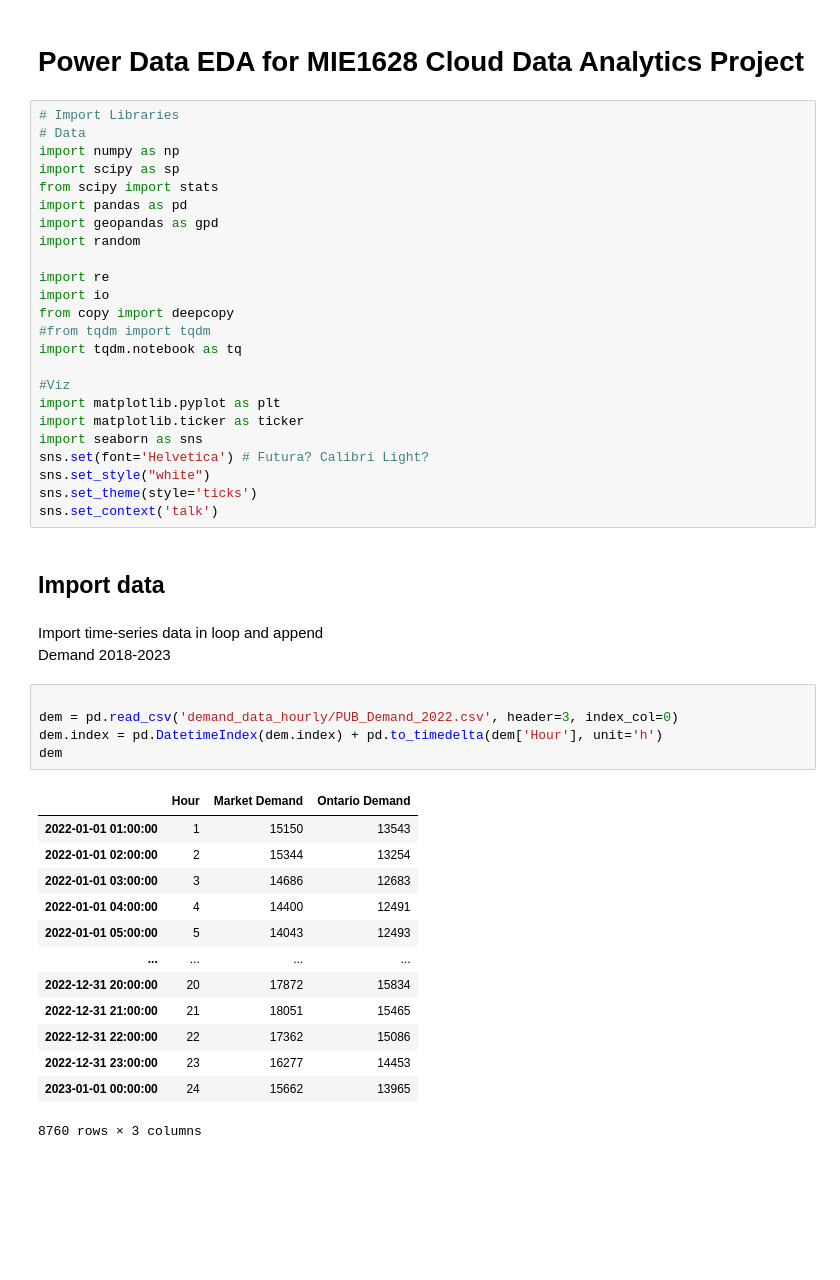
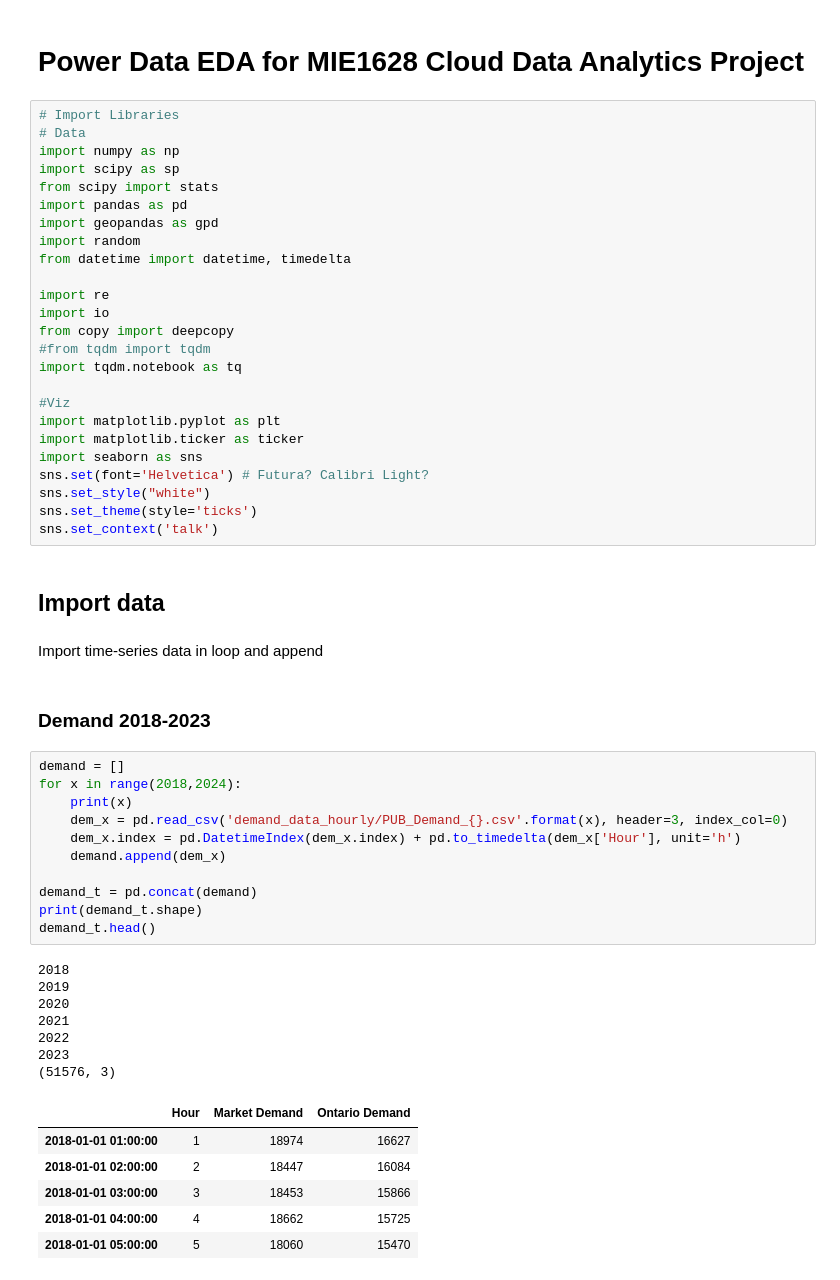
Before and after one commit to KeaganHRankin/cloud_ml_proj, a Jupyter notebook: data/power_eda.ipynb, the cells around one changed output. Drawn from its saved outputs; the diff is of its cells as text; blank space fills up the shorter version.

```diff
--- a/data/power_eda.ipynb
+++ b/data/power_eda.ipynb
@@ -9,6 +9,7 @@ from scipy import stats
 import pandas as pd
 import geopandas as gpd
 import random
+from datetime import datetime, timedelta
 
 import re
 import io
@@ -27,24 +28,31 @@ sns.set_context('talk')
 # %% [markdown]
 ## Import data
 # %% [markdown]
-Import time-series data in loop and append <br>
-Demand 2018-2023
+Import time-series data in loop and append
+# %% [markdown]
+### Demand 2018-2023
 # %%
+demand = []
+for x in range(2018,2024):
+    print(x)
+    dem_x = pd.read_csv('demand_data_hourly/PUB_Demand_{}.csv'.format(x), header=3, index_col=0)
+    dem_x.index = pd.DatetimeIndex(dem_x.index) + pd.to_timedelta(dem_x['Hour'], unit='h')
+    demand.append(dem_x)
 
-dem = pd.read_csv('demand_data_hourly/PUB_Demand_2022.csv', header=3, index_col=0)
-dem.index = pd.DatetimeIndex(dem.index) + pd.to_timedelta(dem['Hour'], unit='h')
-dem
+demand_t = pd.concat(demand)
+print(demand_t.shape)
+demand_t.head()
 # %% [output]
+2018
+2019
+2020
+2021
+2022
+2023
+(51576, 3)
 |  | Hour | Market Demand | Ontario Demand |
-| 2022-01-01 01:00:00 | 1 | 15150 | 13543 |
-| 2022-01-01 02:00:00 | 2 | 15344 | 13254 |
-| 2022-01-01 03:00:00 | 3 | 14686 | 12683 |
-| 2022-01-01 04:00:00 | 4 | 14400 | 12491 |
-| 2022-01-01 05:00:00 | 5 | 14043 | 12493 |
-| ... | ... | ... | ... |
-| 2022-12-31 20:00:00 | 20 | 17872 | 15834 |
-| 2022-12-31 21:00:00 | 21 | 18051 | 15465 |
-| 2022-12-31 22:00:00 | 22 | 17362 | 15086 |
-| 2022-12-31 23:00:00 | 23 | 16277 | 14453 |
-| 2023-01-01 00:00:00 | 24 | 15662 | 13965 |
+| 2018-01-01 01:00:00 | 1 | 18974 | 16627 |
+| 2018-01-01 02:00:00 | 2 | 18447 | 16084 |
+| 2018-01-01 03:00:00 | 3 | 18453 | 15866 |
+| 2018-01-01 04:00:00 | 4 | 18662 | 15725 |
+| 2018-01-01 05:00:00 | 5 | 18060 | 15470 |
-8760 rows × 3 columns
```
Also changed, not shown: parts of 17 cells of this notebook.
